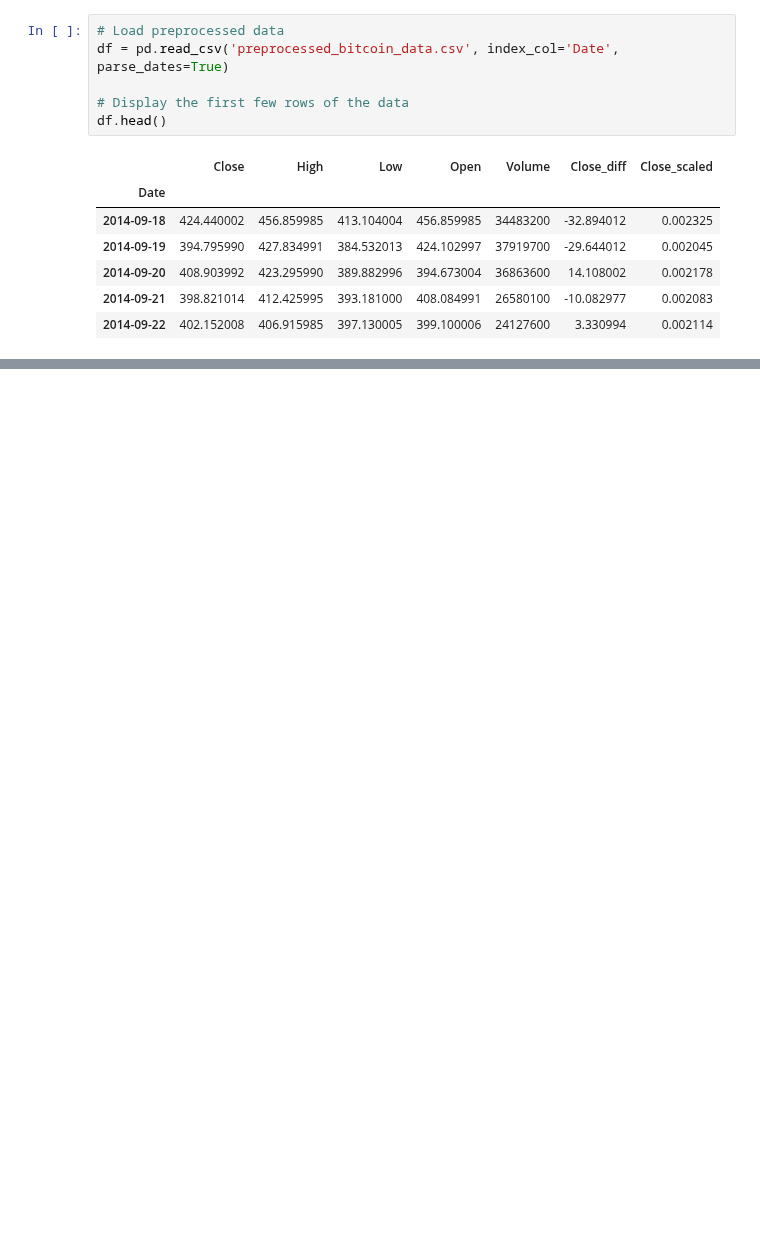
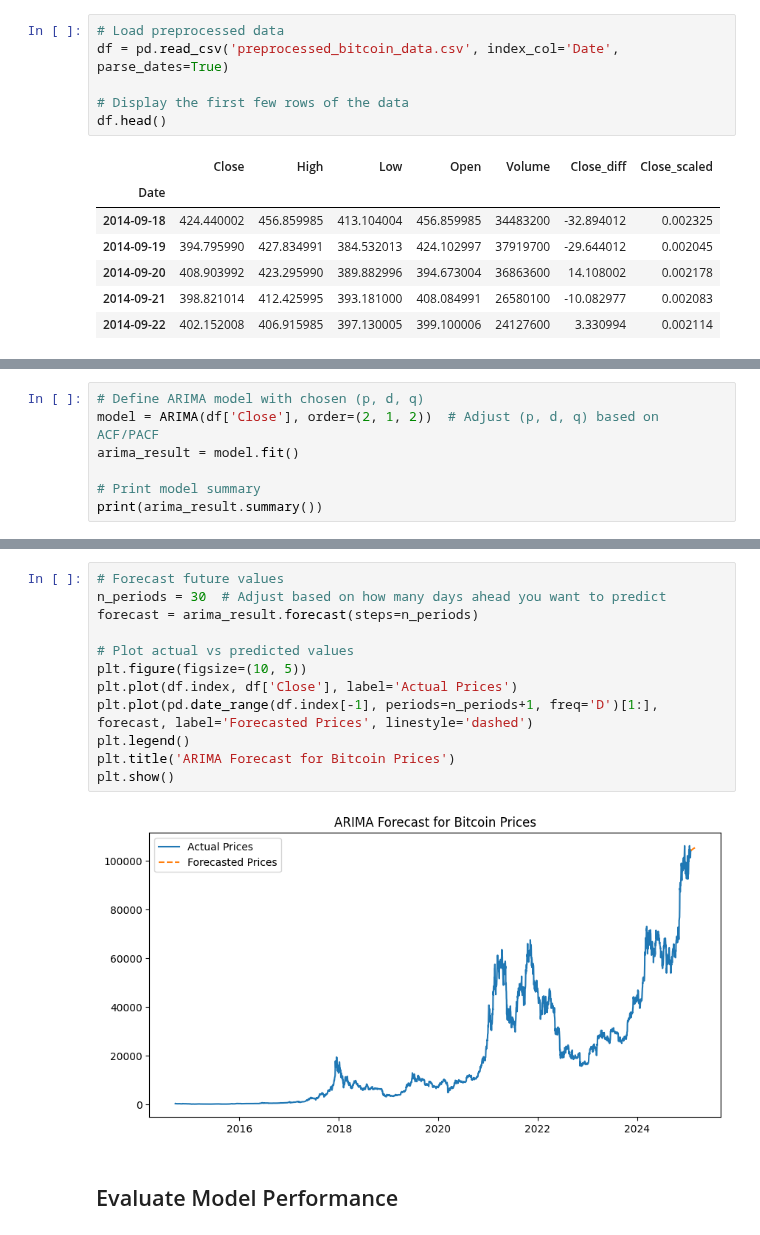
Before and after one commit to bonareri/Cryptocurrency-Price-Prediction-, a Jupyter notebook: arima_sarima_model.ipynb, the cells around one changed output, grey strips where cells are left out. Saved outputs shown, nothing was run; the diff lists cells and outputs as text; blank space fills up the shorter version.

```diff
--- a/arima_sarima_model.ipynb
+++ b/arima_sarima_model.ipynb
@@ -29,0 +36,7 @@ df.head()
+# %%
+# Define ARIMA model with chosen (p, d, q)
+model = ARIMA(df['Close'], order=(2, 1, 2))  # Adjust (p, d, q) based on ACF/PACF
+arima_result = model.fit()
+
+# Print model summary
+print(arima_result.summary())
@@ -29,0 +61,16 @@ df.head()
+# %%
+# Forecast future values
+n_periods = 30  # Adjust based on how many days ahead you want to predict
+forecast = arima_result.forecast(steps=n_periods)
+
+# Plot actual vs predicted values
+plt.figure(figsize=(10, 5))
+plt.plot(df.index, df['Close'], label='Actual Prices')
+plt.plot(pd.date_range(df.index[-1], periods=n_periods+1, freq='D')[1:], forecast, label='Forecasted Prices', linestyle='dashed')
+plt.legend()
+plt.title('ARIMA Forecast for Bitcoin Prices')
+plt.show()
+# %% [output]
+[figure, added]
+# %% [markdown]
+## Evaluate Model Performance
```
Also changed, not shown: parts of 5 cells of this notebook.
